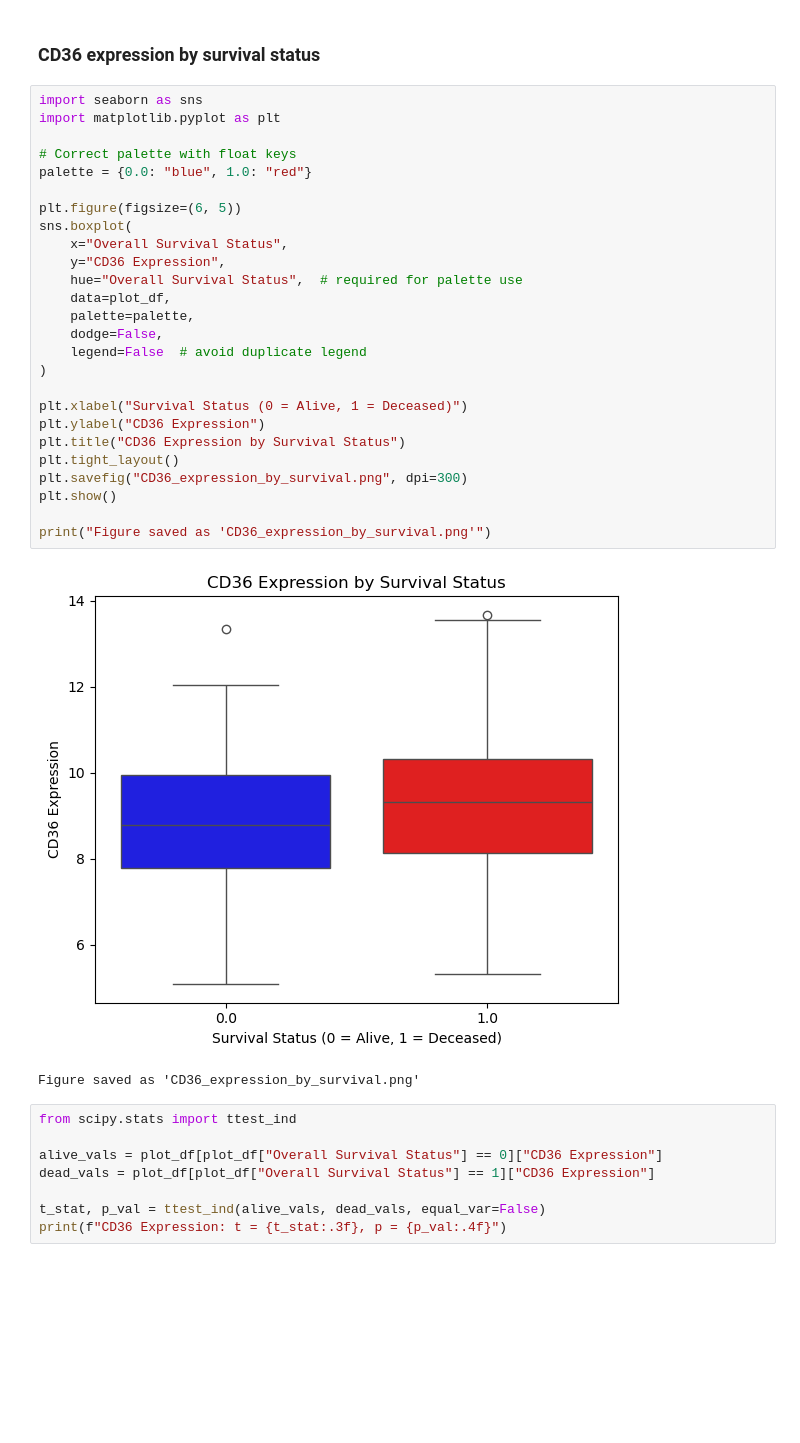
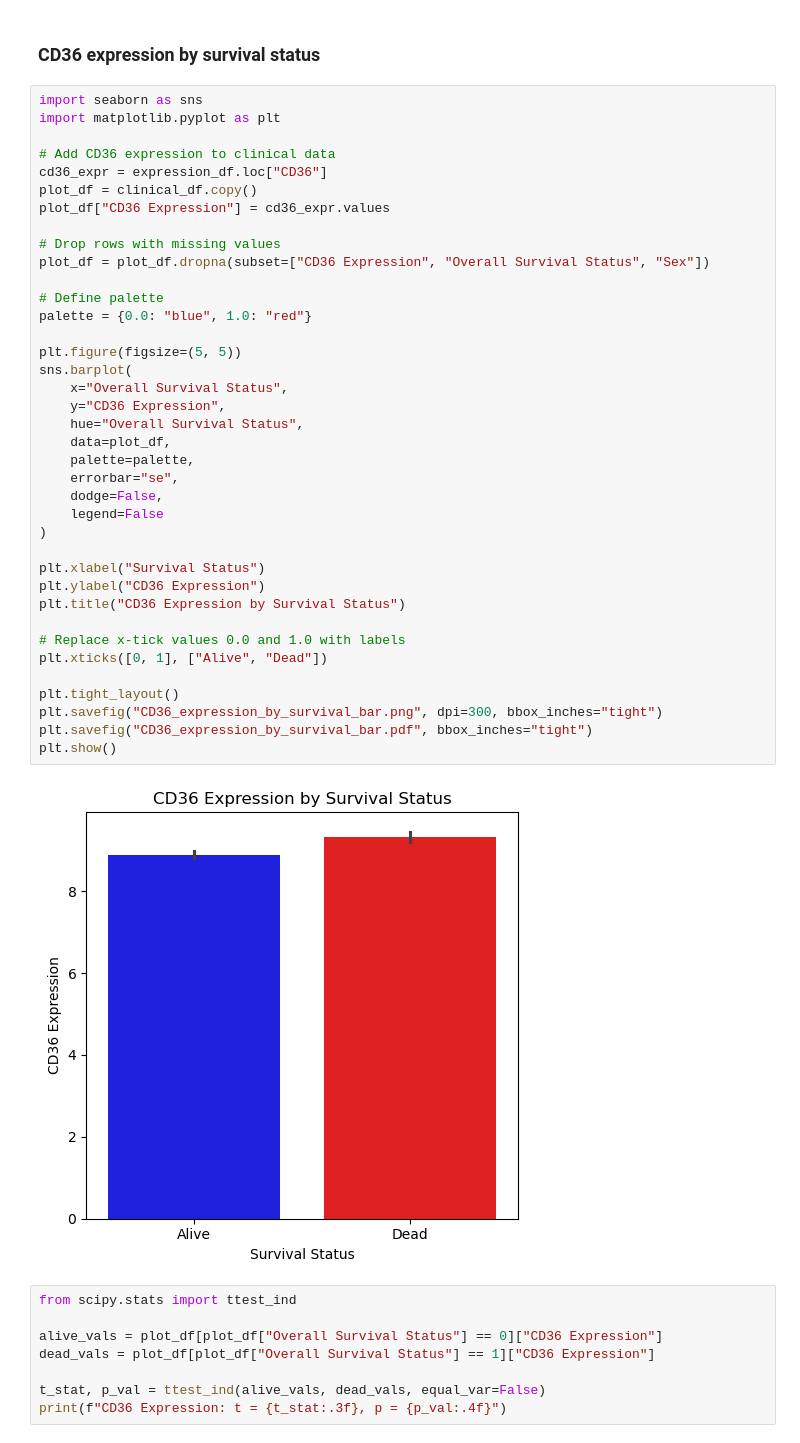
Before and after one commit to atanugiri/gastric-cancer, a Jupyter notebook: 01_Data_Analysis.ipynb, the cells around one changed output. Drawn from its saved outputs; the diff is of its cells as text; blank space fills up the shorter version.

Commit message:
Data analysis

```diff
--- a/01_Data_Analysis.ipynb
+++ b/01_Data_Analysis.ipynb
@@ -192,32 +188,43 @@ CD36 variance: 2.3162, Rank: 3870 out of 8863
 # %%
 import seaborn as sns
 import matplotlib.pyplot as plt
 
-# Correct palette with float keys
+# Add CD36 expression to clinical data
+cd36_expr = expression_df.loc["CD36"]
+plot_df = clinical_df.copy()
+plot_df["CD36 Expression"] = cd36_expr.values
+
+# Drop rows with missing values
+plot_df = plot_df.dropna(subset=["CD36 Expression", "Overall Survival Status", "Sex"])
+
+# Define palette
 palette = {0.0: "blue", 1.0: "red"}
 
-plt.figure(figsize=(6, 5))
-sns.boxplot(
+plt.figure(figsize=(5, 5))
+sns.barplot(
     x="Overall Survival Status",
     y="CD36 Expression",
-    hue="Overall Survival Status",  # required for palette use
+    hue="Overall Survival Status",
     data=plot_df,
     palette=palette,
+    errorbar="se",
     dodge=False,
-    legend=False  # avoid duplicate legend
+    legend=False
 )
 
-plt.xlabel("Survival Status (0 = Alive, 1 = Deceased)")
+plt.xlabel("Survival Status")
 plt.ylabel("CD36 Expression")
 plt.title("CD36 Expression by Survival Status")
+
+# Replace x-tick values 0.0 and 1.0 with labels
+plt.xticks([0, 1], ["Alive", "Dead"])
+
 plt.tight_layout()
-plt.savefig("CD36_expression_by_survival.png", dpi=300)
+plt.savefig("CD36_expression_by_survival_bar.png", dpi=300, bbox_inches="tight")
+plt.savefig("CD36_expression_by_survival_bar.pdf", bbox_inches="tight")
 plt.show()
-
-print("Figure saved as 'CD36_expression_by_survival.png'")
 # %% [output]
-[figure, old version]
+[figure, new version]
-Figure saved as 'CD36_expression_by_survival.png'
 # %%
 from scipy.stats import ttest_ind
 
```
Also changed, not shown: parts of 13 cells of this notebook.
